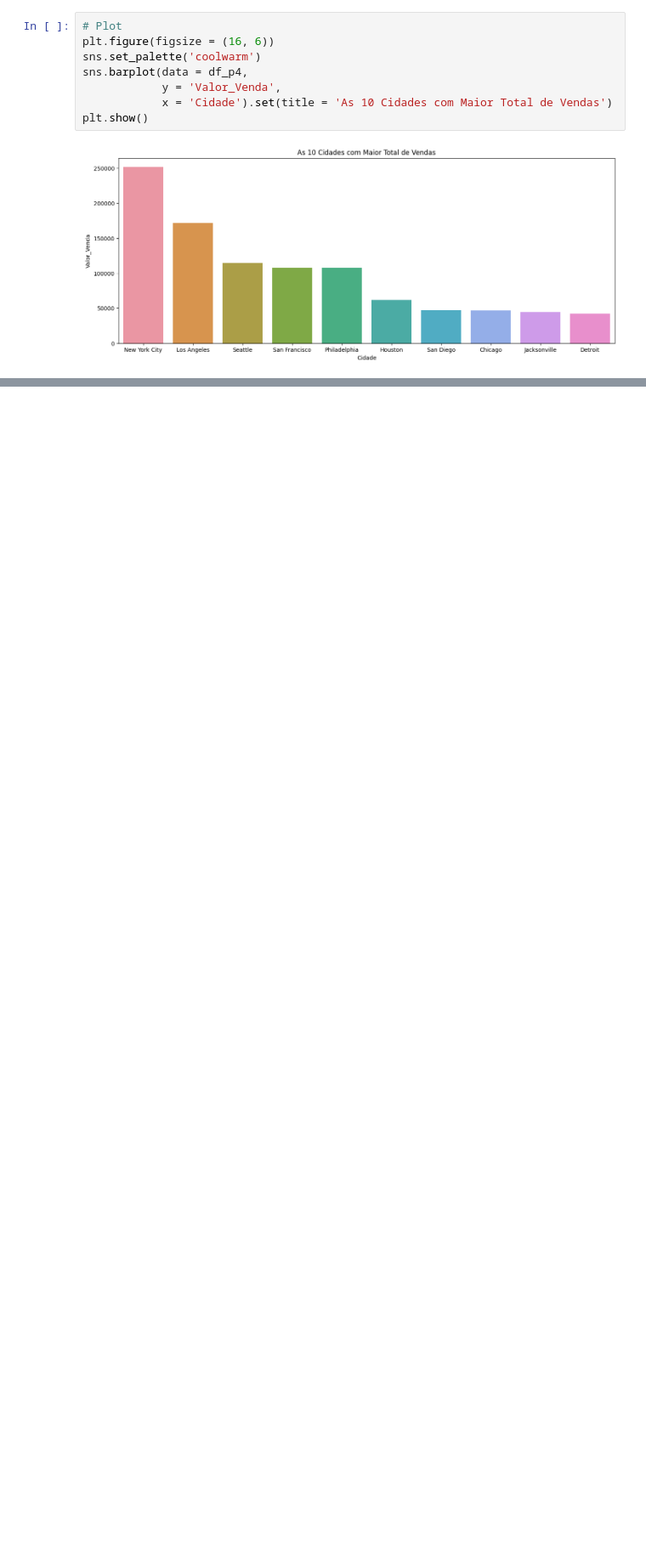
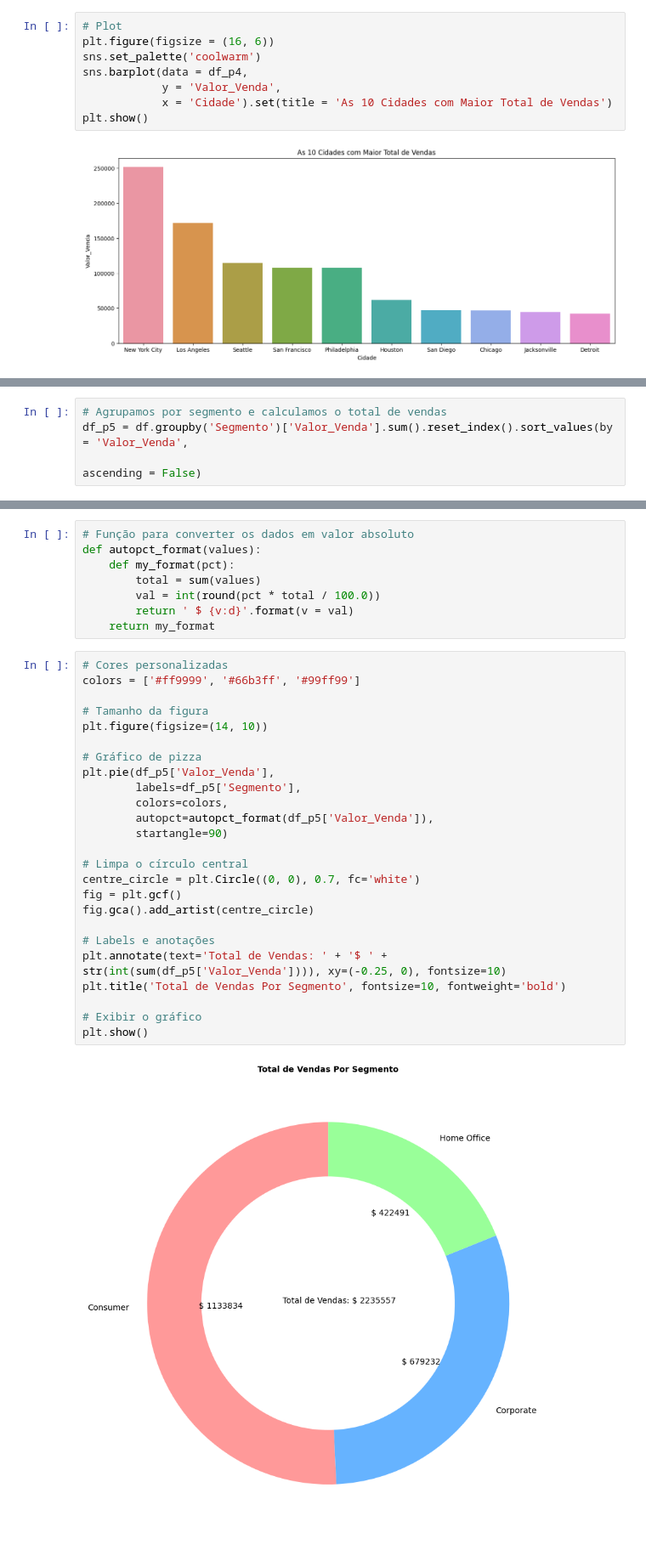
Before and after one commit to allandevbr92/MyResume, a Jupyter notebook: varejo.ipynb, the cells around one changed output, grey strips where cells are left out. Shown: that part at 85% size. Saved outputs shown, nothing was run; the diff lists cells and outputs as text; blank space fills up the shorter version.

```diff
--- a/varejo.ipynb
+++ b/varejo.ipynb
@@ -228,0 +234,4 @@ plt.show()
+# %%
+# Agrupamos por segmento e calculamos o total de vendas
+df_p5 = df.groupby('Segmento')['Valor_Venda'].sum().reset_index().sort_values(by = 'Valor_Venda',
+                                                                                      ascending = False)
@@ -228,0 +245,35 @@ plt.show()
+# %%
+# Função para converter os dados em valor absoluto
+def autopct_format(values):
+    def my_format(pct):
+        total = sum(values)
+        val = int(round(pct * total / 100.0))
+        return ' $ {v:d}'.format(v = val)
+    return my_format
+# %%
+# Cores personalizadas
+colors = ['#ff9999', '#66b3ff', '#99ff99']
+
+# Tamanho da figura
+plt.figure(figsize=(14, 10))
+
+# Gráfico de pizza
+plt.pie(df_p5['Valor_Venda'],
+        labels=df_p5['Segmento'],
+        colors=colors,
+        autopct=autopct_format(df_p5['Valor_Venda']),
+        startangle=90)
+
+# Limpa o círculo central
+centre_circle = plt.Circle((0, 0), 0.7, fc='white')
+fig = plt.gcf()
+fig.gca().add_artist(centre_circle)
+
+# Labels e anotações
+plt.annotate(text='Total de Vendas: ' + '$ ' + str(int(sum(df_p5['Valor_Venda']))), xy=(-0.25, 0), fontsize=10)
+plt.title('Total de Vendas Por Segmento', fontsize=10, fontweight='bold')
+
+# Exibir o gráfico
+plt.show()
+# %% [output]
+[figure, added]
```
Also changed, not shown: parts of 26 cells of this notebook.
